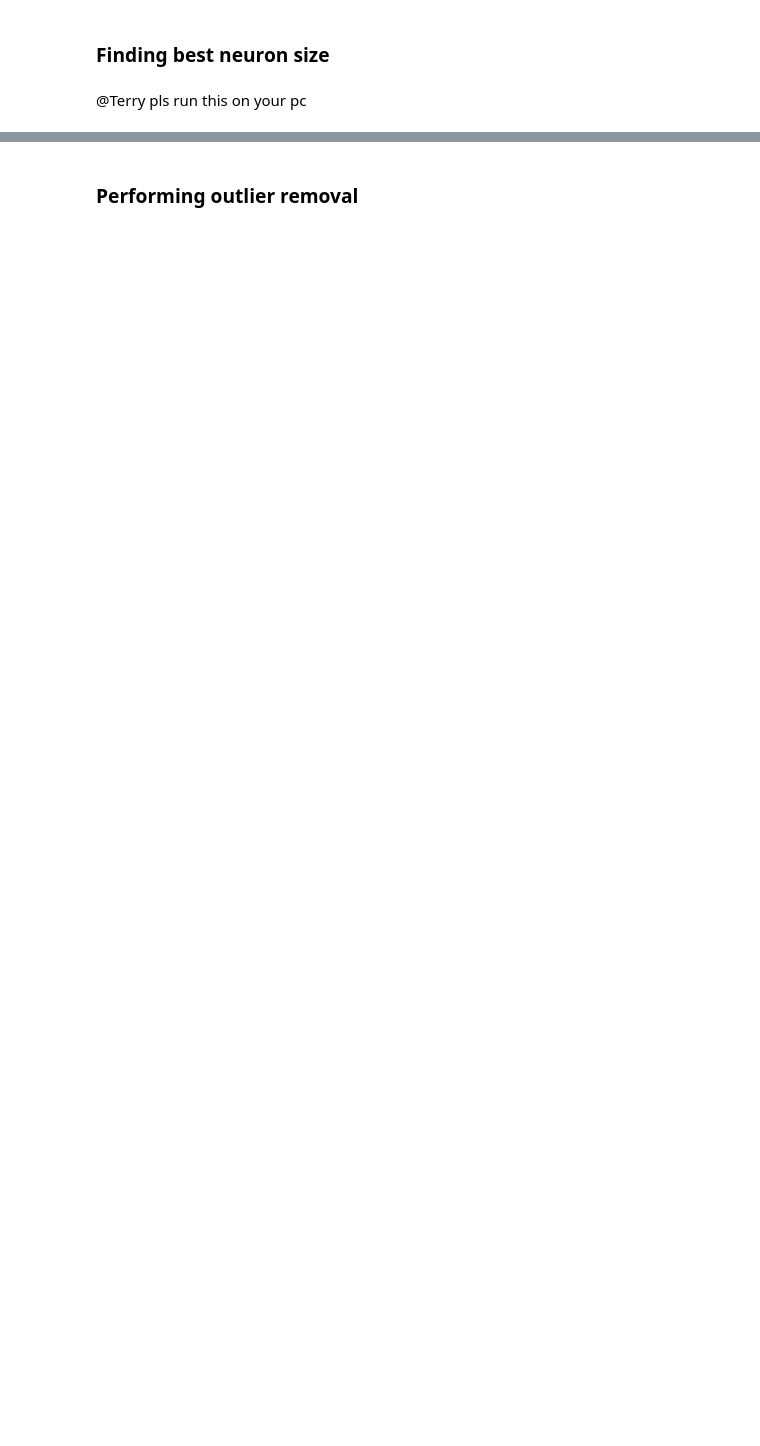
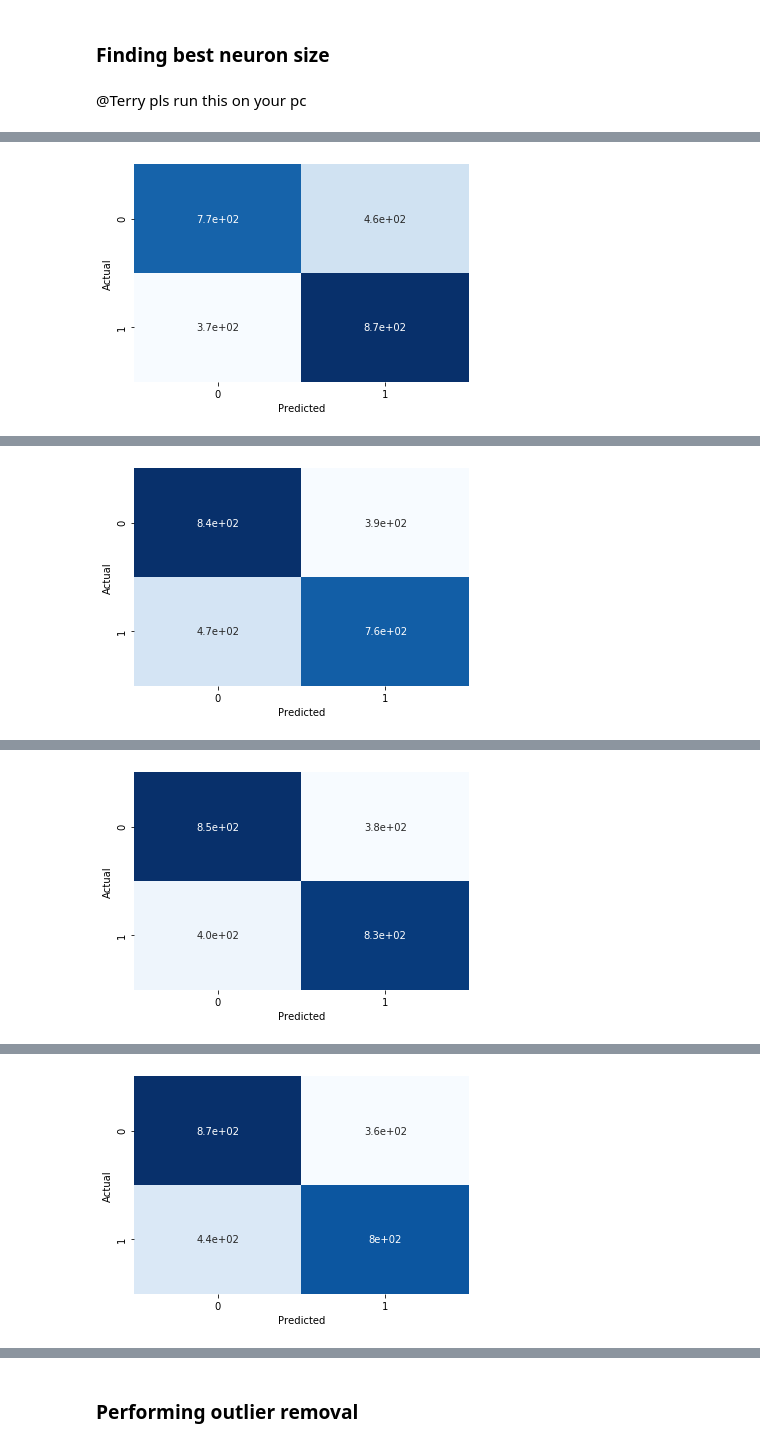
Before and after one commit to Abhilash240800/FinalProject_USAccidents, a Jupyter notebook: Jupyter Notebooks/NeuralNet_v2.ipynb, the cells around one changed output, grey strips where cells are left out. Saved outputs shown, nothing was run; the diff lists cells and outputs as text; code cells hidden in the pictures; blank space fills up the shorter version.

```diff
--- a/Jupyter Notebooks/NeuralNet_v2.ipynb
+++ b/Jupyter Notebooks/NeuralNet_v2.ipynb
@@ -341,16 +344,16 @@ def Neural_Network(X,labels,neuron_size,epoch_size,k_folds):
         model.compile(loss='sparse_categorical_crossentropy', optimizer='adam', metrics=['accuracy'])
 
         model.fit(X_train, y_train, epochs=EPOCHS, batch_size=BATCH_SIZE)
-        (test_loss, test_acc) = model.evaluate(X_test, y_test)
-        print('Accuracy:', test_acc)
-        accs.append(test_acc)
 
         y_preds = model.predict(X_test)
         p = []
         for i in y_preds:
             p.append(np.argmax(i))
 
-        print("accuracy:", accuracy_score(y_test, p))
+        test_acc = accuracy_score(y_test, p)
+        accs.append(test_acc)
+
+        print("\nTest Accuracy:", test_acc)
 
         cm=confusion_matrix(y_test,p)
         cm = pd.DataFrame(cm, index = [i for i in "01"],
@@ -480,0 +511,58 @@ print("\nBEST NEURON SIZE =", best_neuron_size)
+# %%
+from sklearn.model_selection import StratifiedKFold
+from sklearn.metrics import accuracy_score, confusion_matrix
+
+skf = StratifiedKFold(n_splits=5, random_state=30034, shuffle=True)
+fold_no = 1
+accs = []  # store each accuracy
+
+neuron_size = 90
+
+for train_index, test_index in skf.split(X, y):
+
+    # One hot encode labels
+    print("FOLD NUMBER = ", str(fold_no))
+
+    X_train = X[train_index]
+    X_test = X[test_index]
+
+    y_train = y[train_index]
+    y_test = y[test_index]
+
+    EPOCHS = 20
+    BATCH_SIZE = 128
+
+
+    model = tf.keras.Sequential()
+    model.add(tf.keras.layers.Dense(neuron_size,input_dim=X_train.shape[1], activation='relu'))
+    model.add(tf.keras.layers.Dense(int(2/3*neuron_size), activation=tf.nn.leaky_relu))
+    model.add(tf.keras.layers.Dense(2, activation=tf.nn.softmax))
+    # Compile model
+    model.compile(loss='sparse_categorical_crossentropy', optimizer='adam', metrics=['accuracy'])
+
+    model.fit(X_train, y_train, epochs=EPOCHS, batch_size=BATCH_SIZE)
+
+    y_preds = model.predict(X_test)
+    p = []
+    for i in y_preds:
+        p.append(np.argmax(i))
+
+    test_acc = accuracy_score(y_test, p)
+    accs.append(test_acc)
+
+    print("\nTest Accuracy:", test_acc)
+
+    cm=confusion_matrix(y_test,p)
+    cm = pd.DataFrame(cm, index = [i for i in "01"],
+                      columns = [i for i in "01"])
+    cm.index.name = 'Actual'
+    cm.columns.name = 'Predicted'
+    sns.heatmap(cm, annot=True,
+                cmap='Blues', cbar=False)
+    plt.show()
+
+    print("============================================")
+    fold_no+=1
+
+print(np.mean(accs))
+# %% [output]
@@ -480,0 +586 @@ print("\nBEST NEURON SIZE =", best_neuron_size)
+[figure, added]
@@ -480,0 +604 @@ print("\nBEST NEURON SIZE =", best_neuron_size)
+[figure, added]
@@ -480,0 +622 @@ print("\nBEST NEURON SIZE =", best_neuron_size)
+[figure, added]
@@ -480,0 +640 @@ print("\nBEST NEURON SIZE =", best_neuron_size)
+[figure, added]
```
Also changed, not shown: parts of 8 cells of this notebook.
